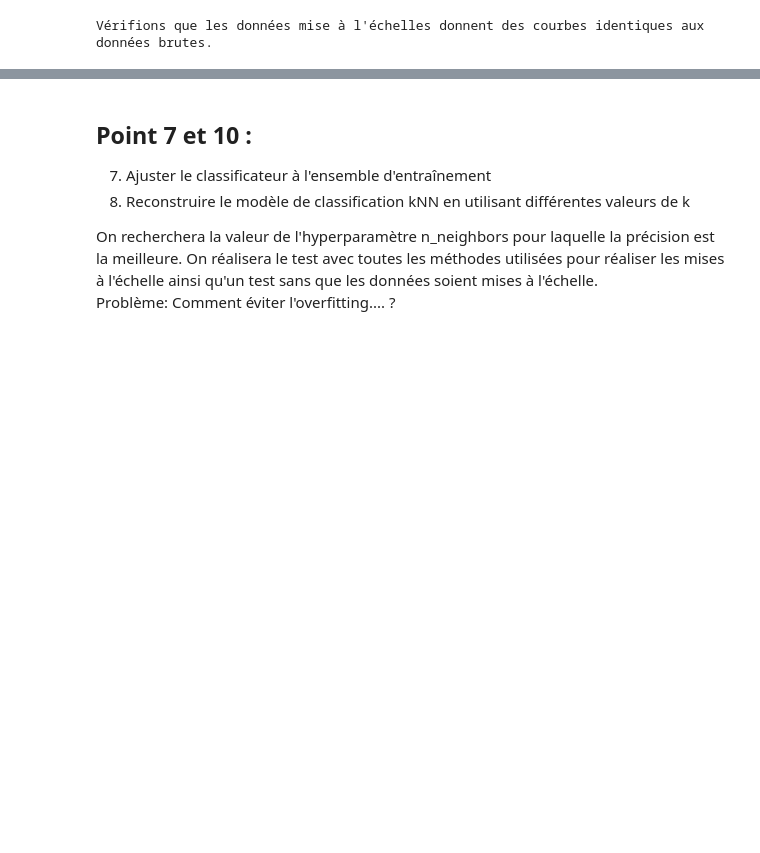
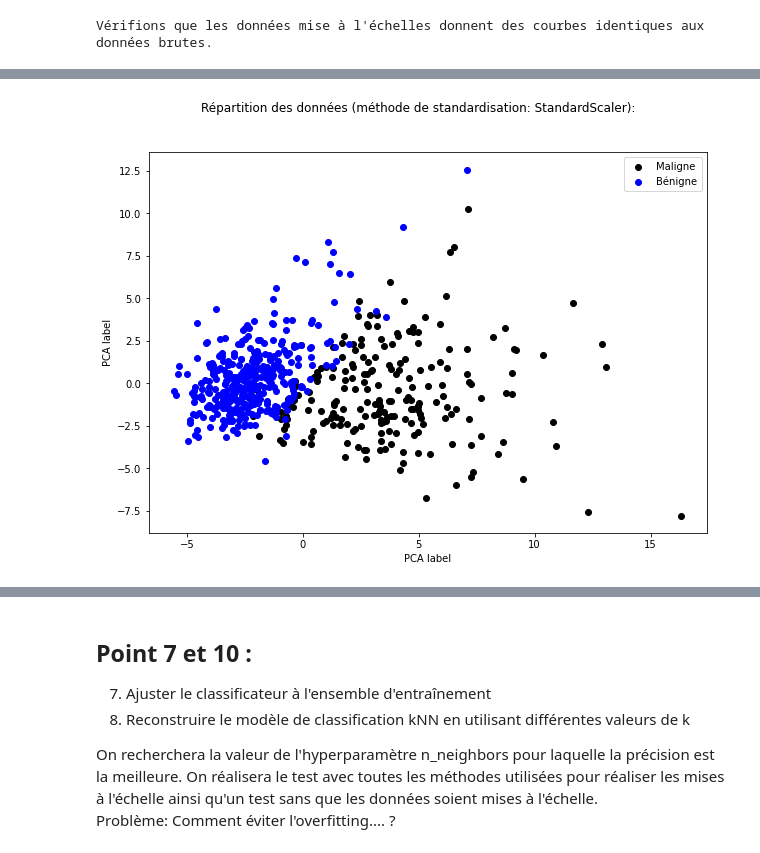
Before and after one commit to jpphi/brief11-KNN, a Jupyter notebook: brief11-KNN-rendu.ipynb, the cells around one changed output, grey strips where cells are left out. Drawn from its saved outputs; the diff is of its cells as text; code cells hidden in the pictures; blank space fills up the shorter version.

```diff
--- a/brief11-KNN-rendu.ipynb
+++ b/brief11-KNN-rendu.ipynb
@@ -265,0 +273,19 @@ Vérifions que les données mise à l'échelles donnent des courbes identiques a
+# %%
+modpca= PCA(n_components= 2)
+crabe_std= StandardScaler().fit_transform(crabe)
+visu= (modpca.fit_transform(crabe_std))
+
+visum= (visu[diagnostic== 'M']).T
+visub= (visu[diagnostic== 'B']).T
+
+fig, axs = plt.subplots(1, 1, figsize=(10, 7))
+
+axs.scatter(visum[0], visum[1], marker='o', c= "black", label= "Maligne")
+axs.scatter(visub[0], visub[1], marker='o', c= "blue", label= "Bénigne")
+axs.set_xlabel('PCA label')
+axs.set_ylabel('PCA label')
+axs.legend()
+
+_= fig.suptitle("Répartition des données (méthode de standardisation: StandardScaler):")
+# %% [output]
+[figure, added]
```
Also changed, not shown: parts of 6 cells of this notebook.
